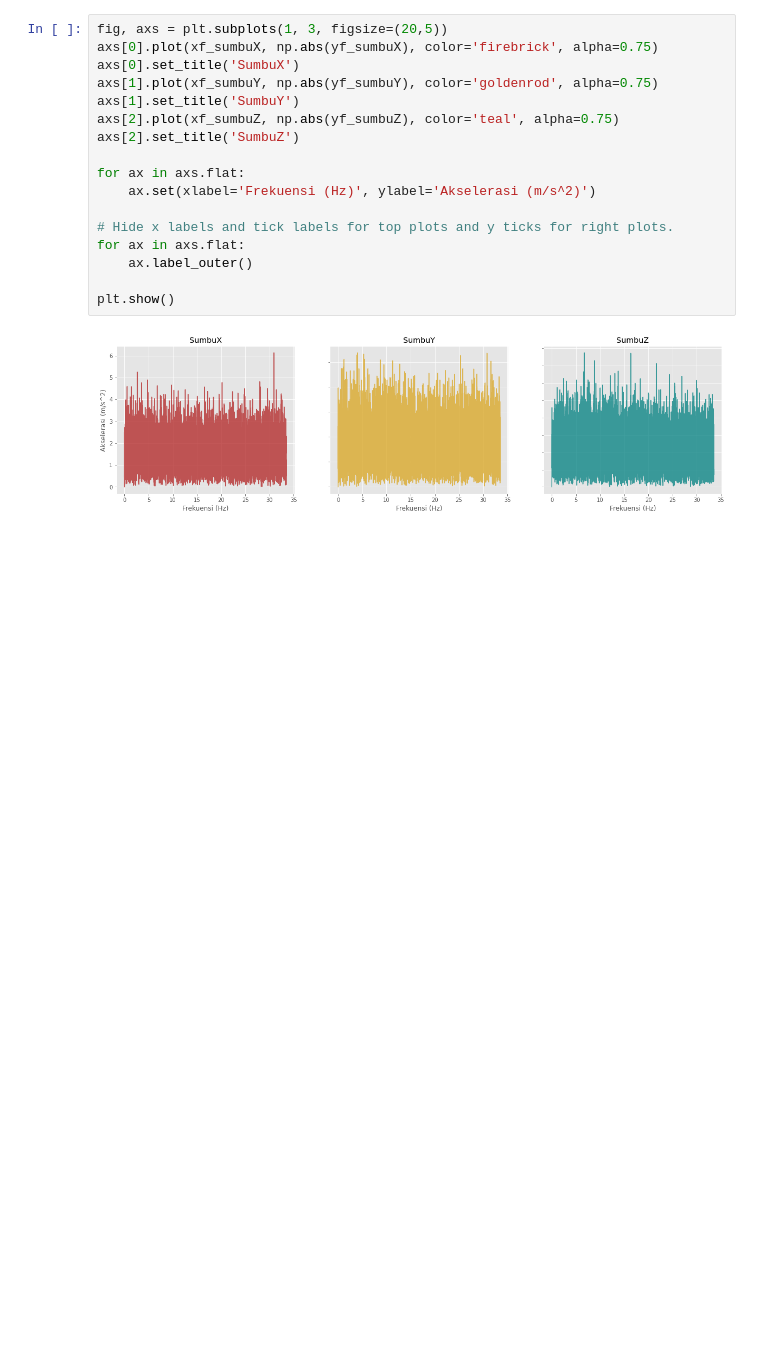
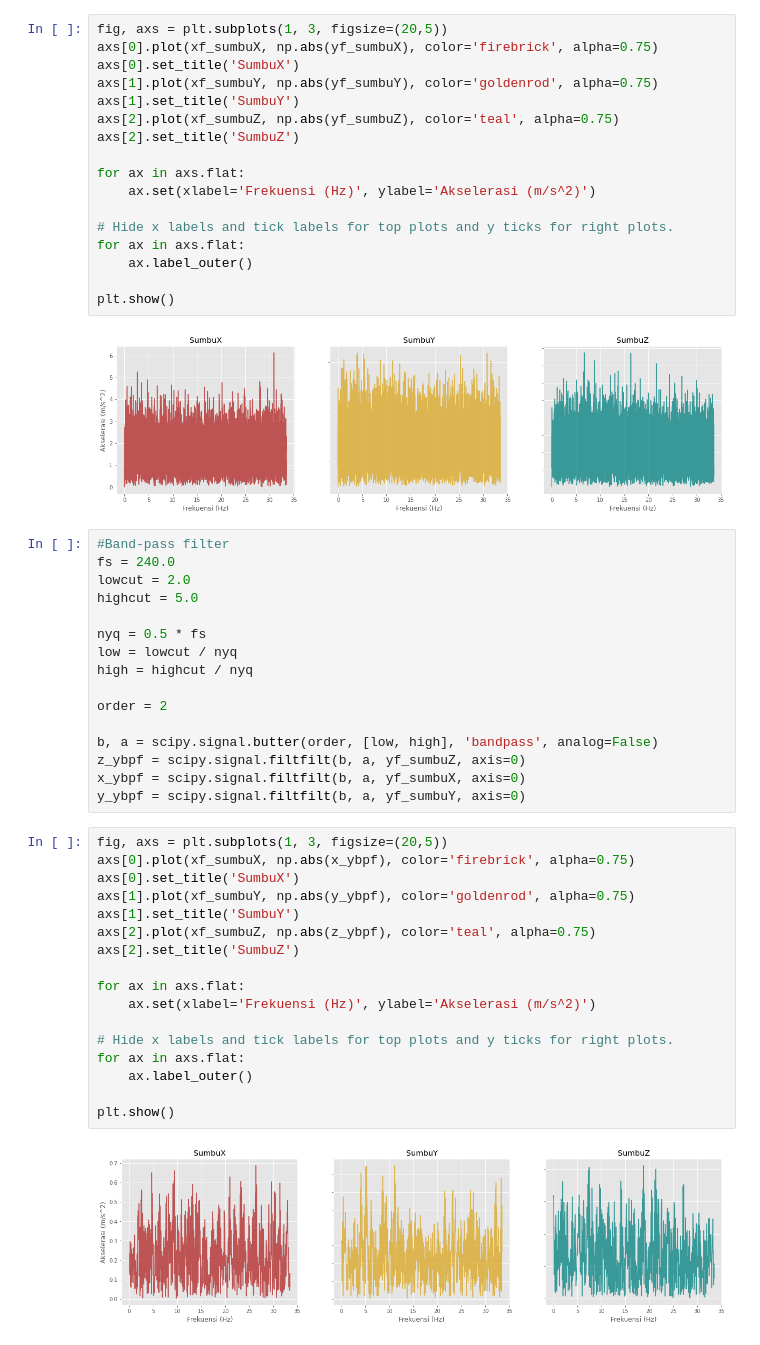
Before and after one commit to Otniel113/IoT_Jalan, a Jupyter notebook: IoT_Jalan.ipynb, the cells around one changed output. Cells and saved outputs as stored; diff of their text form; blank space fills up the shorter version.

Commit message:
Penambahan filtering

```diff
--- a/IoT_Jalan.ipynb
+++ b/IoT_Jalan.ipynb
@@ -151,3 +154,38 @@ for ax in axs.flat:
 plt.show()
 # %% [output]
 [figure]
+# %%
+#Band-pass filter
+fs = 240.0
+lowcut = 2.0
+highcut = 5.0
+
+nyq = 0.5 * fs
+low = lowcut / nyq
+high = highcut / nyq
+
+order = 2
+
+b, a = scipy.signal.butter(order, [low, high], 'bandpass', analog=False)
+z_ybpf = scipy.signal.filtfilt(b, a, yf_sumbuZ, axis=0)
+x_ybpf = scipy.signal.filtfilt(b, a, yf_sumbuX, axis=0)
+y_ybpf = scipy.signal.filtfilt(b, a, yf_sumbuY, axis=0)
+# %%
+fig, axs = plt.subplots(1, 3, figsize=(20,5))
+axs[0].plot(xf_sumbuX, np.abs(x_ybpf), color='firebrick', alpha=0.75)
+axs[0].set_title('SumbuX')
+axs[1].plot(xf_sumbuY, np.abs(y_ybpf), color='goldenrod', alpha=0.75)
+axs[1].set_title('SumbuY')
+axs[2].plot(xf_sumbuZ, np.abs(z_ybpf), color='teal', alpha=0.75)
+axs[2].set_title('SumbuZ')
+
+for ax in axs.flat:
+    ax.set(xlabel='Frekuensi (Hz)', ylabel='Akselerasi (m/s^2)')
+
+# Hide x labels and tick labels for top plots and y ticks for right plots.
+for ax in axs.flat:
+    ax.label_outer()
+
+plt.show()
+# %% [output]
+[figure, added]
```
Also changed, not shown: parts of 1 cell of this notebook.
